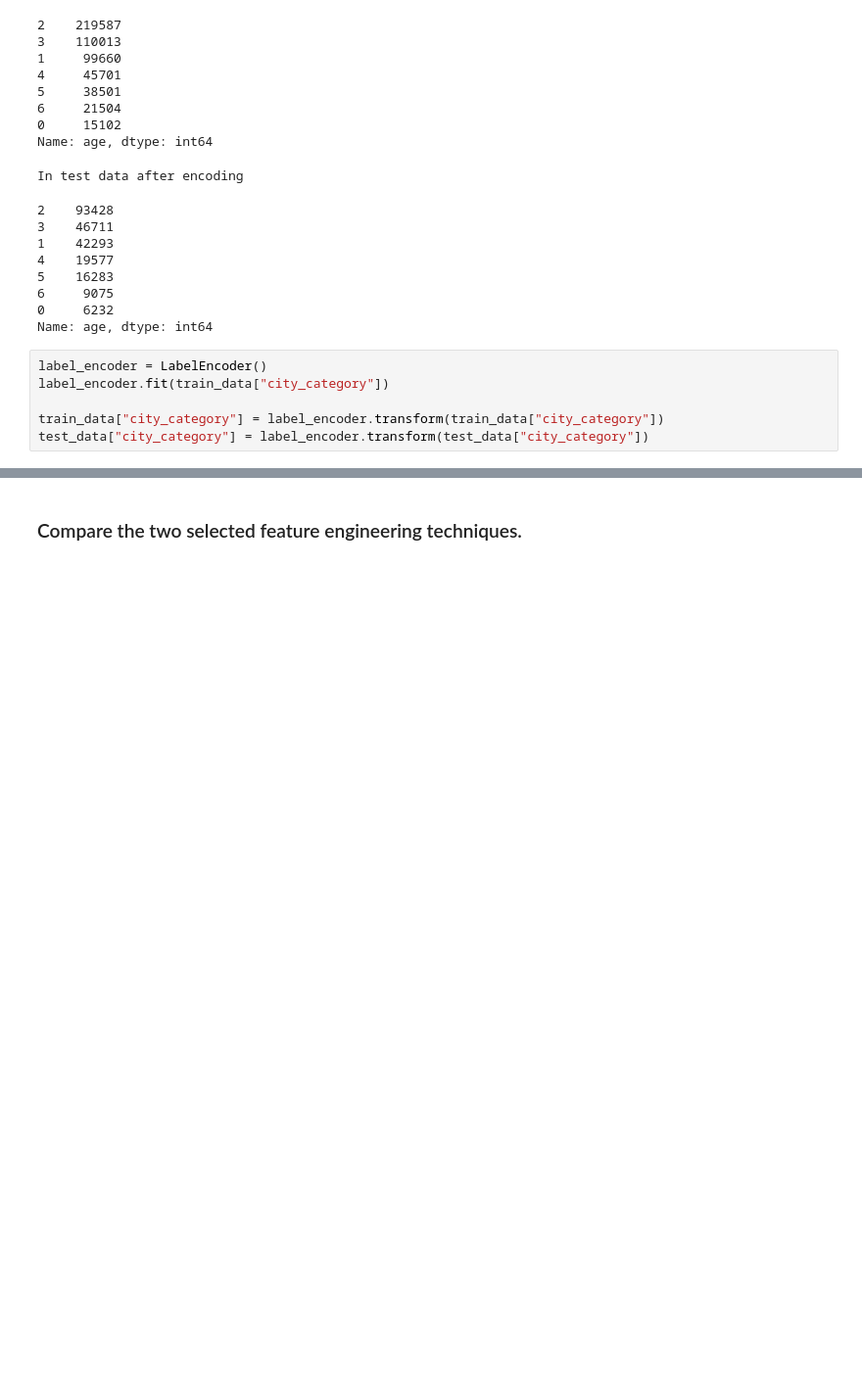
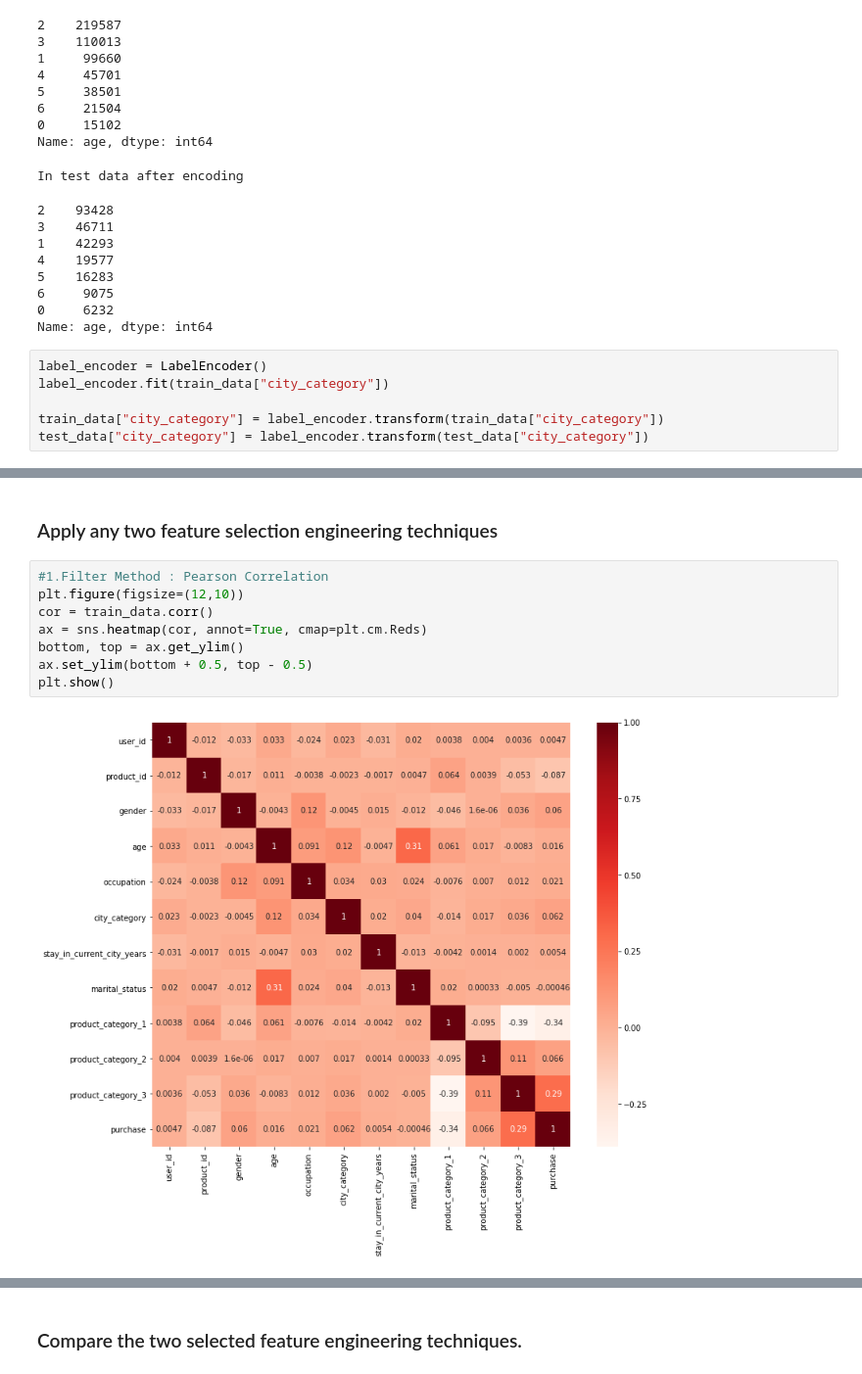
Before and after one commit to guptha23/machine_learning_assignment, a Jupyter notebook: data_science_assignment_draft.ipynb, the cells around one changed output, grey strips where cells are left out. Shown at 98% size. Cells and saved outputs as stored; diff of their text form; blank space fills up the shorter version.

Commit message:
Added feature selection and modeling

```diff
--- a/data_science_assignment_draft.ipynb
+++ b/data_science_assignment_draft.ipynb
@@ -747,0 +757,12 @@ After feature engineering..
+# %% [markdown]
+### Apply any two feature selection engineering techniques
+# %%
+#1.Filter Method : Pearson Correlation
+plt.figure(figsize=(12,10))
+cor = train_data.corr()
+ax = sns.heatmap(cor, annot=True, cmap=plt.cm.Reds)
+bottom, top = ax.get_ylim()
+ax.set_ylim(bottom + 0.5, top - 0.5)
+plt.show()
+# %% [output]
+[figure, added]
```
Also changed, not shown: parts of 19 cells of this notebook, 3 other files.
